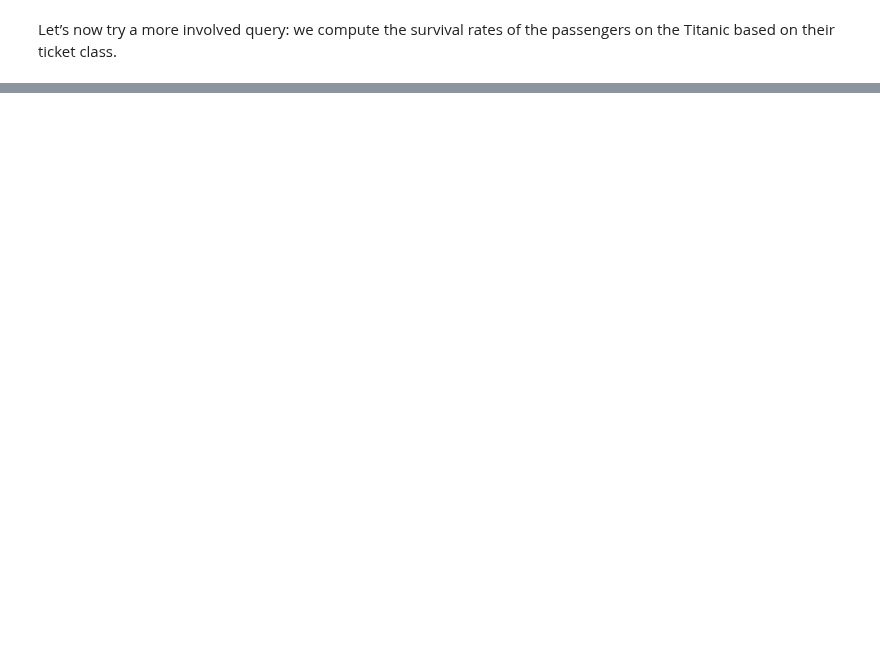
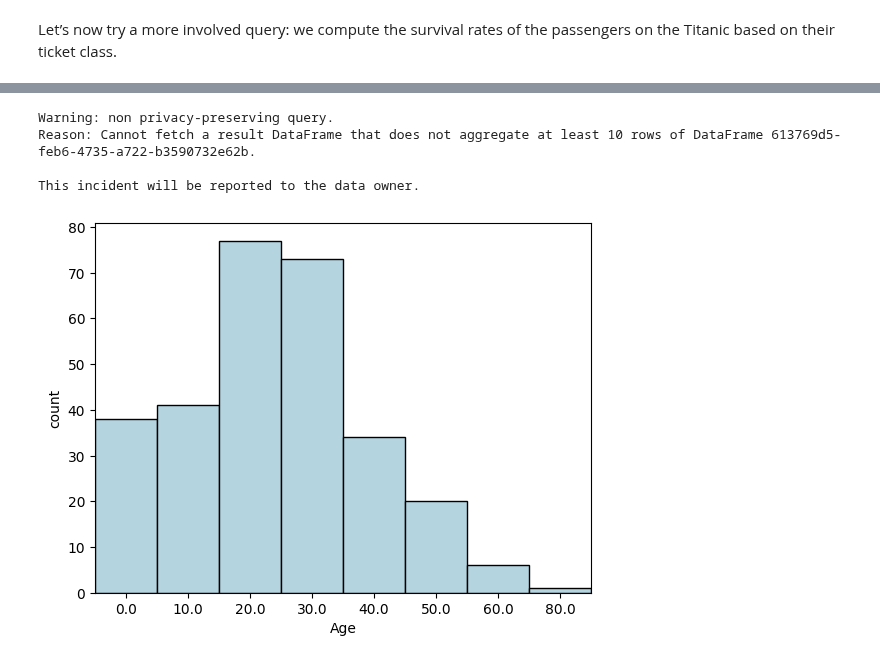
Before and after one commit to mithril-security/bastionlab, a Jupyter notebook: docs/docs/quick-tour/quick-tour.ipynb, the cells around one changed output, grey strips where cells are left out. Saved outputs shown, nothing was run; the diff lists cells and outputs as text; code cells hidden in the pictures; blank space fills up the shorter version.

```diff
--- a/docs/docs/quick-tour/quick-tour.ipynb
+++ b/docs/docs/quick-tour/quick-tour.ipynb
@@ -129,12 +143,10 @@ As we do not know the unique identifier of the DataFrame uploaded by the data ow
 # %%
-import bastionlab
-
-# Replace the api_key value with your own API key
-api_key = "DATA_SCIENTIST_API_KEY"
 connection = Connection("localhost", 50056)
 
 client = connection.client
 
-all_rdfs = client.list_dfs()
+all_rdfs = client.polars.list_dfs()
 
 rdf = all_rdfs[0]
+
+all_rdfs
@@ -221,0 +269,8 @@ rdf.curveplot(col_x="Age", col_y="Survived", bins=10)
+# %%
+rdf.filter(pl.col("Survived") == 1).histplot(x="Age", bins=10)
+# %% [output]
+Warning: non privacy-preserving query.
+Reason: Cannot fetch a result DataFrame that does not aggregate at least 10 rows of DataFrame 613769d5-feb6-4735-a722-b3590732e62b.
+
+This incident will be reported to the data owner.
+[figure, added]
```
Also changed, not shown: parts of 76 cells of this notebook.
